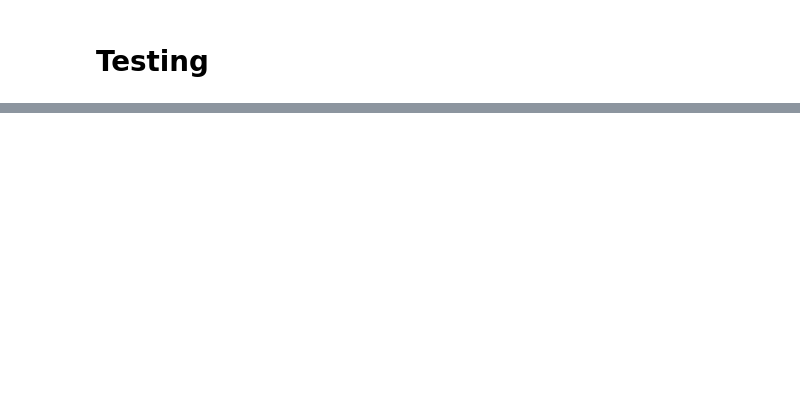
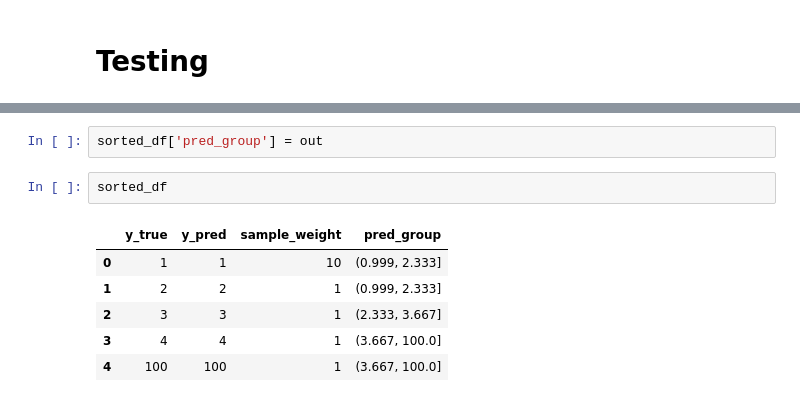
Before and after one commit to sws144/quantum_ml, a Jupyter notebook: Testing.ipynb, the cells around one changed output, grey strips where cells are left out. Saved outputs shown, nothing was run; the diff lists cells and outputs as text; blank space fills up the shorter version.

```diff
--- a/Testing.ipynb
+++ b/Testing.ipynb
@@ -10,0 +51,11 @@ ModuleNotFoundError: No module named 'numpy'
+# %%
+sorted_df['pred_group'] = out
+# %%
+sorted_df
+# %% [output]
+|  | y_true | y_pred | sample_weight | pred_group |
+| 0 | 1 | 1 | 10 | (0.999, 2.333] |
+| 1 | 2 | 2 | 1 | (0.999, 2.333] |
+| 2 | 3 | 3 | 1 | (2.333, 3.667] |
+| 3 | 4 | 4 | 1 | (3.667, 100.0] |
+| 4 | 100 | 100 | 1 | (3.667, 100.0] |
```
Also changed, not shown: parts of 17 cells of this notebook, 8 other files.
